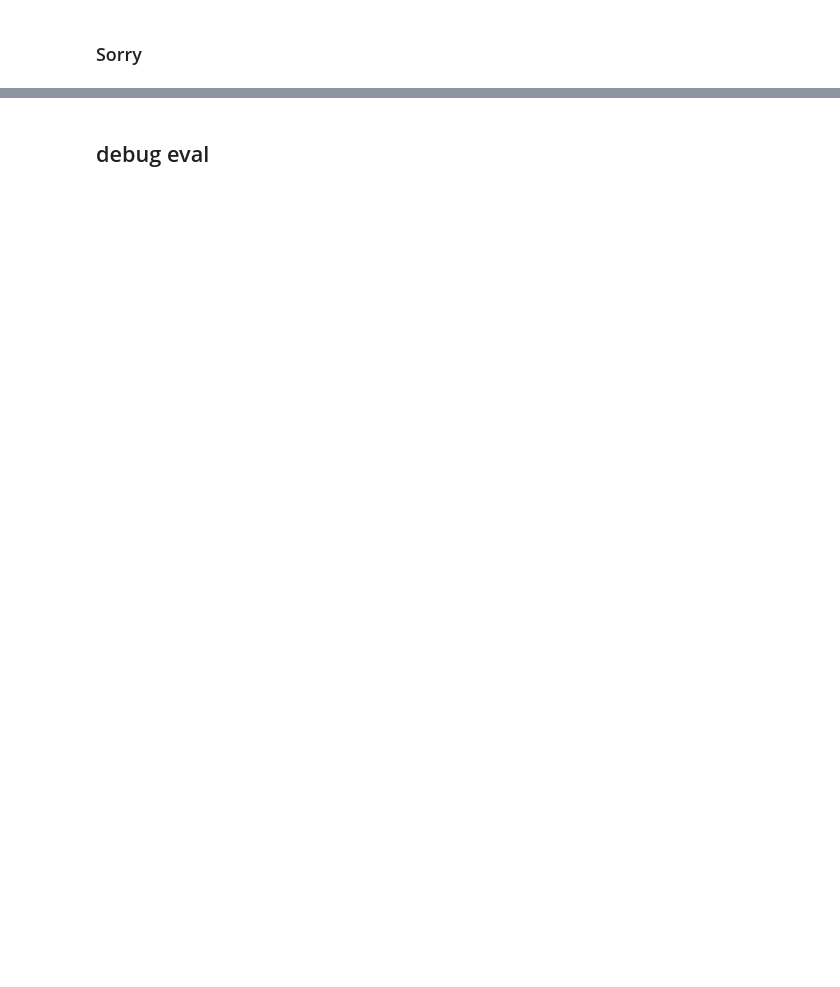
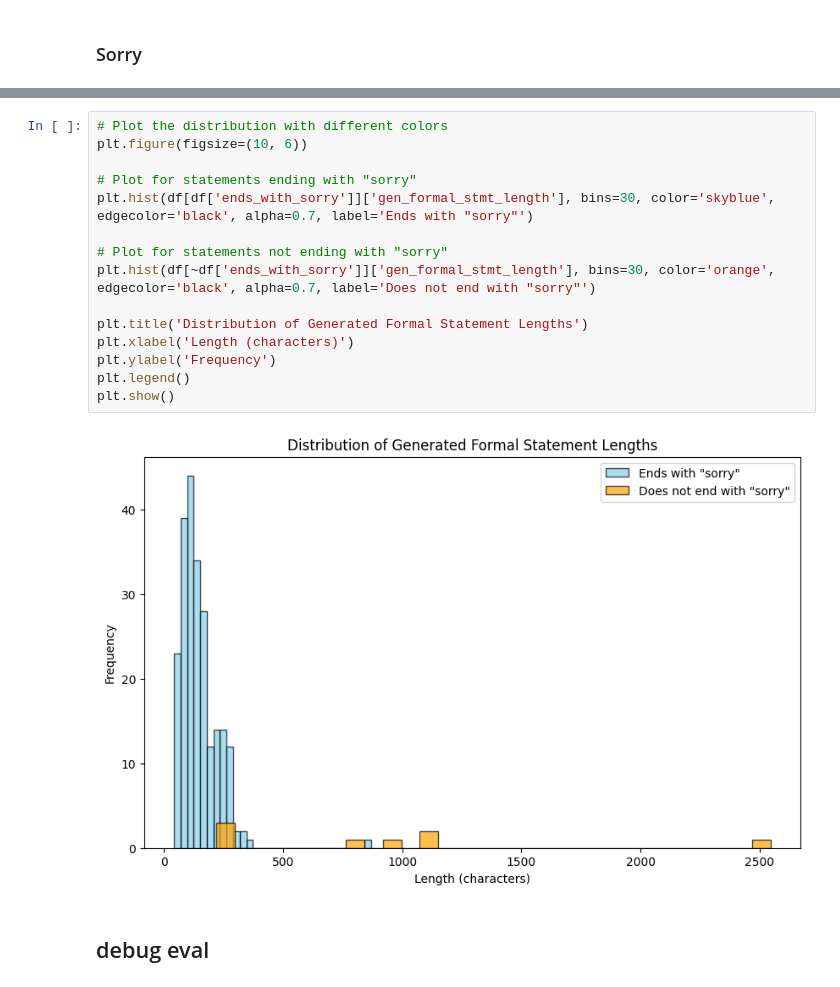
Before and after one commit to agatha-duzan/autoformalization_with_hypothesis, a Jupyter notebook: debug.ipynb, the cells around one changed output, grey strips where cells are left out. Drawn from its saved outputs; the diff is of its cells as text; blank space fills up the shorter version.

```diff
--- a/debug.ipynb
+++ b/debug.ipynb
@@ -226,2 +207,19 @@ and
+# %%
+# Plot the distribution with different colors
+plt.figure(figsize=(10, 6))
+
+# Plot for statements ending with "sorry"
+plt.hist(df[df['ends_with_sorry']]['gen_formal_stmt_length'], bins=30, color='skyblue', edgecolor='black', alpha=0.7, label='Ends with "sorry"')
+
+# Plot for statements not ending with "sorry"
+plt.hist(df[~df['ends_with_sorry']]['gen_formal_stmt_length'], bins=30, color='orange', edgecolor='black', alpha=0.7, label='Does not end with "sorry"')
+
+plt.title('Distribution of Generated Formal Statement Lengths')
+plt.xlabel('Length (characters)')
+plt.ylabel('Frequency')
+plt.legend()
+plt.show()
+# %% [output]
+[figure, added]
 # %% [markdown]
 ## debug eval
```
Also changed, not shown: parts of 17 cells of this notebook, 5 other files.
